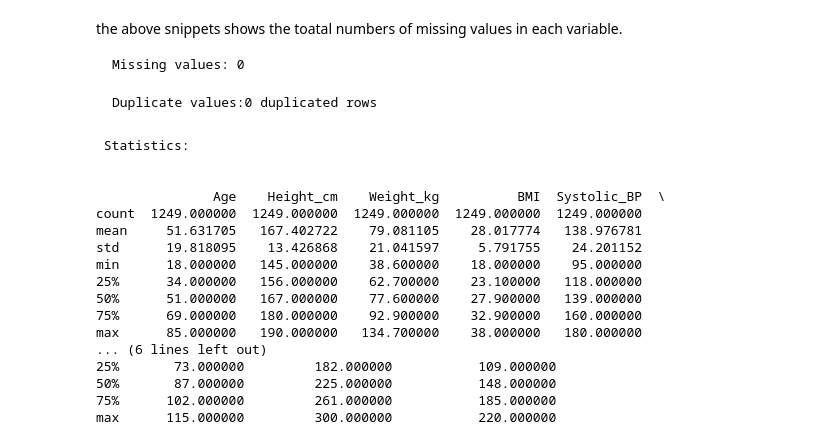
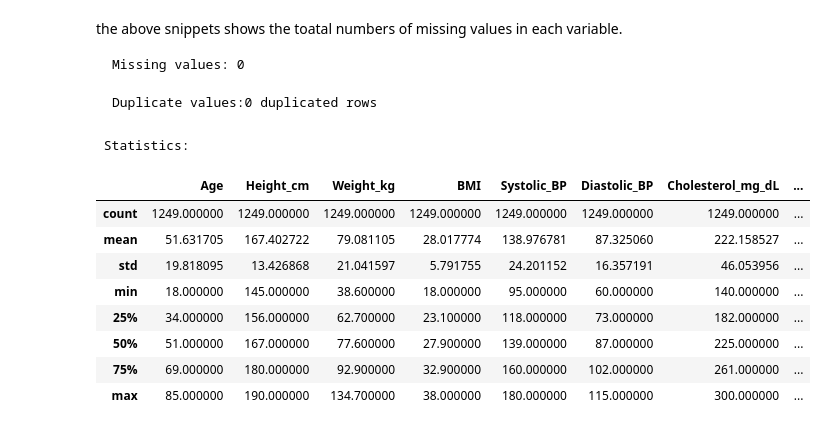
Before and after one commit to Bobbylee007/hypertension_DA_project, a Jupyter notebook: hypertention.ipynb, the cells around one changed output. Cells and saved outputs as stored; diff of their text form; code cells hidden in the pictures.

```diff
--- a/hypertention.ipynb
+++ b/hypertention.ipynb
@@ -164,27 +164,18 @@ the above snippets shows the toatal numbers of missing values in each variable.
 # %%
 # Running a basic statistical cheack on all Numerical values
 print(" Statistics: ")
-print("\n")
-
 dataSet_df = loadDataSet(URL).describe()
-print(dataSet_df)
+dataSet_df
 # %% [output]
  Statistics:
-
-
-               Age    Height_cm    Weight_kg          BMI  Systolic_BP  \
-count  1249.000000  1249.000000  1249.000000  1249.000000  1249.000000
-mean     51.631705   167.402722    79.081105    28.017774   138.976781
-std      19.818095    13.426868    21.041597     5.791755    24.201152
-min      18.000000   145.000000    38.600000    18.000000    95.000000
-25%      34.000000   156.000000    62.700000    23.100000   118.000000
-50%      51.000000   167.000000    77.600000    27.900000   139.000000
-75%      69.000000   180.000000    92.900000    32.900000   160.000000
-max      85.000000   190.000000   134.700000    38.000000   180.000000
-... (6 lines left out)
-25%       73.000000         182.000000           109.000000
-50%       87.000000         225.000000           148.000000
-75%      102.000000         261.000000           185.000000
-max      115.000000         300.000000           220.000000
+|  | Age | Height_cm | Weight_kg | BMI | Systolic_BP | Diastolic_BP | Cholesterol_mg_dL | ... |
+| count | 1249.000000 | 1249.000000 | 1249.000000 | 1249.000000 | 1249.000000 | 1249.000000 | 1249.000000 | ... |
+| mean | 51.631705 | 167.402722 | 79.081105 | 28.017774 | 138.976781 | 87.325060 | 222.158527 | ... |
+| std | 19.818095 | 13.426868 | 21.041597 | 5.791755 | 24.201152 | 16.357191 | 46.053956 | ... |
+| min | 18.000000 | 145.000000 | 38.600000 | 18.000000 | 95.000000 | 60.000000 | 140.000000 | ... |
+| 25% | 34.000000 | 156.000000 | 62.700000 | 23.100000 | 118.000000 | 73.000000 | 182.000000 | ... |
+| 50% | 51.000000 | 167.000000 | 77.600000 | 27.900000 | 139.000000 | 87.000000 | 225.000000 | ... |
+| 75% | 69.000000 | 180.000000 | 92.900000 | 32.900000 | 160.000000 | 102.000000 | 261.000000 | ... |
+| max | 85.000000 | 190.000000 | 134.700000 | 38.000000 | 180.000000 | 115.000000 | 300.000000 | ... |
 # %% [markdown]
 ## Next todo
```
Also changed, not shown: parts of 5 cells of this notebook, 1 other file.
